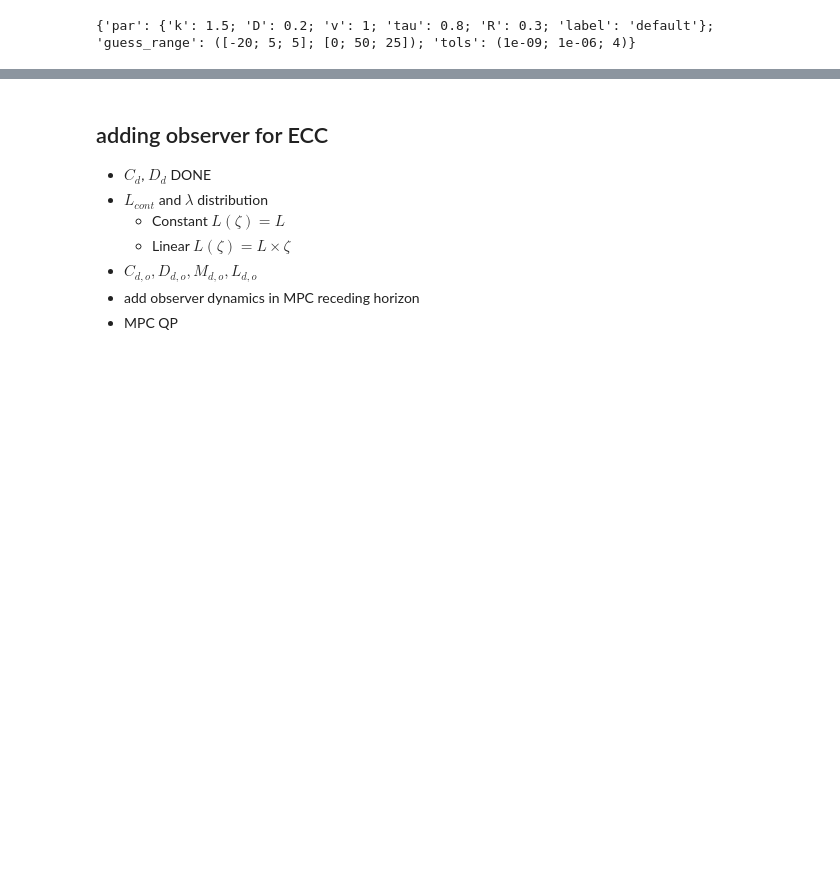
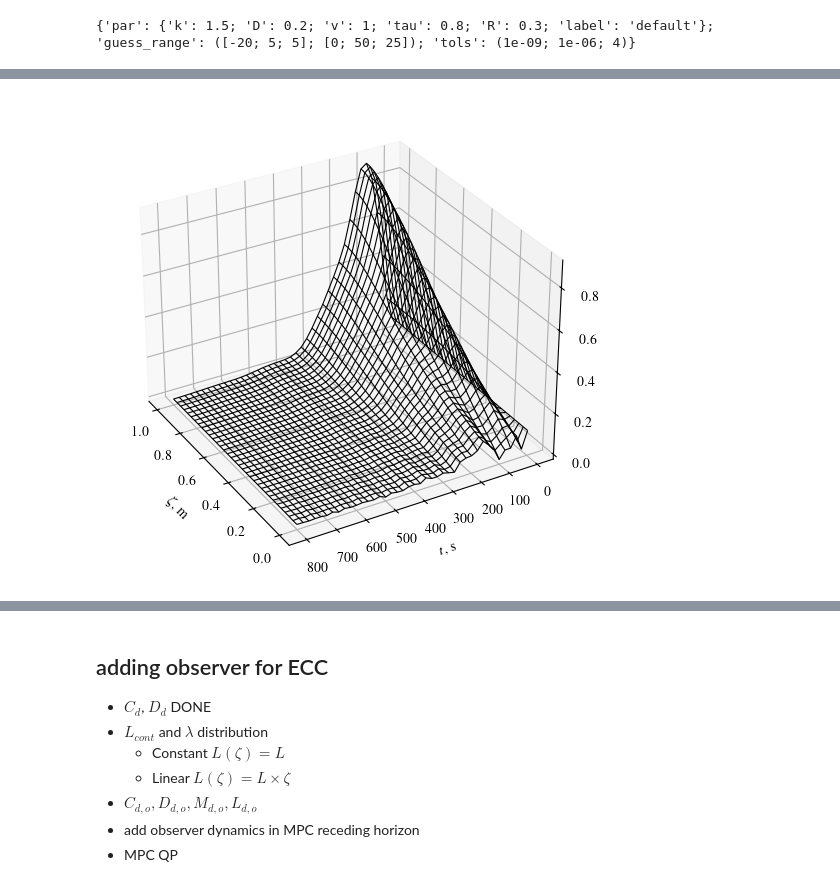
Before and after one commit to behradmoadeli/pfr_isothermal_recycle_delay_MPC, a Jupyter notebook: reports/Report_unstable.ipynb, the cells around one changed output, grey strips where cells are left out. Cells and saved outputs as stored; diff of their text form; code cells hidden in the pictures; blank space fills up the shorter version.

Commit message:
finished results. start writing for ECC

```diff
--- a/reports/Report_unstable.ipynb
+++ b/reports/Report_unstable.ipynb
@@ -90,7 +90,7 @@ x_0 = np.array([phi_1_0, phi_2_0])
 # noise = np.random.normal(0, 0.25, size=x_0.shape)
 x_hat_0 = np.ones_like(x_0) * 0.1
 # %%
-t_end = 8
+t_end = 10
 N_t_d = 5*t_end
 
 n_modes=3
@@ -120,6 +120,7 @@ results_MPC = []
 x_MPC.append(x_0)
 x_hat_MPC.append(x_hat_0)
 y_MPC = []
+y_hat_MPC = []
 
 L = np.ones(2*N_zeta) * 1
 # L = np.linspace(1,0,2*N_zeta) * 2.5
@@ -129,8 +130,8 @@ L = L.reshape((2,N_zeta))
 nnn = len(t_eval_d)
 for i in range(nnn):
 
-    # alpha = np.exp(-1.8 * i / nnn) compare convergence to stable observer error
-    # x_hat_MPC[i] = x_hat_MPC[i] * alpha + x_MPC[i] * (1 - alpha)
+    alpha = np.exp(-1.8 * i / nnn) # compare convergence to stable observer error
+    x_hat_MPC[i] = x_hat_MPC[i] * alpha + x_MPC[i] * (1 - alpha)
 
     G, a, C, b, meq = MPC_matrix_build(
             x_hat_MPC[i], s, par,
@@ -144,22 +145,23 @@ for i in range(nnn):
     U_MPC.append(results_MPC[i][0][0])
 
     y_MPC.append(C_d(x_MPC[i], s, par) + D_d(zeta, s, par) * U_MPC[i])
-    y_hat = C_d_obs(x_hat_MPC[i], s, par, L) + D_d_obs(L, s, par) * U_MPC[i] + M_d_obs(L, s, par) * y_MPC[i]
+    y_hat_MPC.append(C_d_obs(x_hat_MPC[i], s, par, L) + D_d_obs(L, s, par) * U_MPC[i] + M_d_obs(L, s, par) * y_MPC[i])
 
     x_MPC.append(A_d(x_MPC[i], s, par)[:,:,-1] + B_d(zeta, s, par, u=U_MPC[i]))
     x_MPC[-1][1,-1] = x_MPC[-1][0,-1].copy()
 
-    x_hat_MPC.append(A_d(x_hat_MPC[i], s, par)[:,:,-1] + B_d(zeta, s, par, u=U_MPC[i]) + L_d(L, s, par) * (y_MPC[i] - y_hat))
+    x_hat_MPC.append(A_d(x_hat_MPC[i], s, par)[:,:,-1] + B_d(zeta, s, par, u=U_MPC[i]) + L_d(L, s, par) * (y_MPC[i] - y_hat_MPC[i]))
     x_hat_MPC[-1][1,-1] = x_hat_MPC[-1][0,-1].copy()
 
-    print(np.round(results_MPC[i][0],3))
+    # print(np.round(results_MPC[i][0],3))
     print(f"u(t) = {results_MPC[i][0][0]:.4f} obtained at t = {t_eval_d[i] + t_eval_d[1]:.2f} s")
-    print(f"y(t) = {y_MPC[i]:.2f} and y_hat(t) = {y_hat:.2f} obtained at t = {t_eval_d[i] + t_eval_d[1]:.2f} s")
+    # print(f"y(t) = {y_MPC[i]:.2f} and y_hat(t) = {y_hat_MPC:.2f} obtained at t = {t_eval_d[i] + t_eval_d[1]:.2f} s")
 
 x_MPC = np.transpose(np.array(x_MPC[:-1]),(1,2,0))
 x_hat_MPC = np.transpose(np.array(x_hat_MPC[:-1]),(1,2,0))
 
 U_MPC = np.array([0] + U_MPC[:-1])
+t_eval_d *= 100
 
 # import quadprog
 # x_MPC = []
@@ -205,3 +206,10 @@ ValueError: constraints are inconsistent, no solution
+# %%
+U_MPC = U_MPC[:41]
+x_MPC = x_MPC[:,:,:41]
+x_hat_MPC = x_hat_MPC[:,:,:41]
+y_MPC = y_MPC[:41]
+y_hat_MPC = y_hat_MPC[:41]
+t_eval_d = t_eval_d[:41]
 # %%
 # Set Times font for the plot
 plt.rc('font', family='serif', serif='Times')
@@ -237,35 +246,37 @@ plt.show()
 # %%
 # Set Times font for the plot
 plt.rc('font', family='serif', serif='Times')
 plt.rc('text', usetex=True)
 # t_eval_d *= 100
 # Create t_grid and z_grid for meshgrid
 t_grid, z_grid = np.meshgrid(t_eval_d, zeta)
 
 # Create a figure for xd[0] and xd[1] wireframe plots
 fig = plt.figure(figsize=(5,5))
 azim_angle = 150
 # Plot xd[0]
 ax1 = fig.add_subplot(111, projection='3d')
 ax1.view_init(azim=azim_angle)  # For xd[0] plot
 ax1.plot_wireframe(z_grid, t_grid, x_hat_MPC[0], color='black', linewidth=0.8, rstride=3, cstride=1)
 ax1.set_ylabel(r'$t$, s')
 ax1.set_xlabel(r'$\zeta$, m')
-ax1.set_zlabel(r'$x_1(\zeta, t)$, M')
+ax1.set_zlabel(r'$\hat{x}_1(\zeta, t)$, M')
 # ax1.set_title(r'Open-loop Response $x_1(\zeta, t)$')
 
 # Plot xd[1]
 # ax2 = fig.add_subplot(212, projection='3d')
 # ax2.view_init(azim=azim_angle)  # For xd[1] plot
 # ax2.plot_wireframe(z_grid, t_grid, x_MPC[1], color='black', linewidth=0.8, rstride=3, cstride=1)
 # ax2.set_ylabel(r'$t$, s')
 # ax2.set_xlabel(r'$\zeta$, m')
 # ax2.set_zlabel(r'$x_2(\zeta, t)$, M')
 
 # Adjust layout and display the plots
 plt.tight_layout()
-plt.savefig('closedloop_response.svg', format='svg')
+plt.savefig('reconstructed_state.svg', format='svg')
 plt.show()
+# %% [output]
+[figure, added]
 # %%
 # Set Times font for the plot
 plt.rc('font', family='serif', serif='Times')
```
Also changed, not shown: parts of 9 cells of this notebook, 4 other files.
